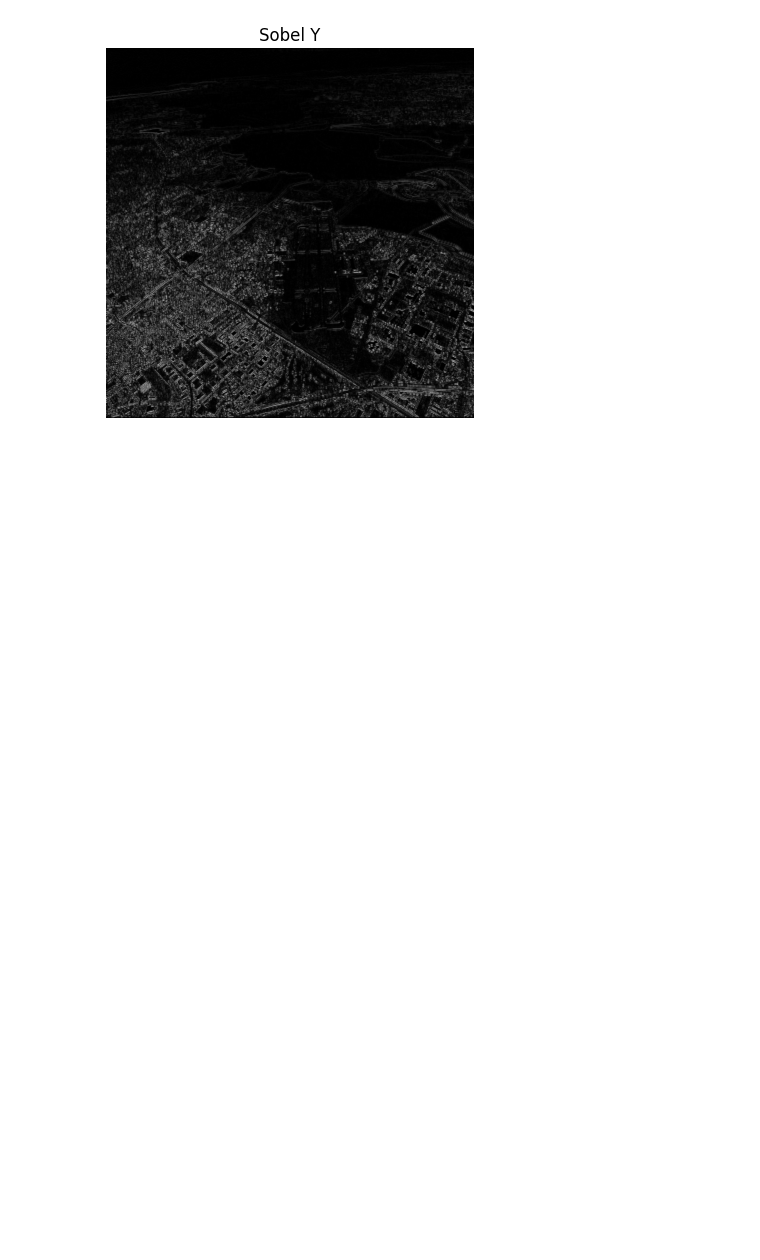
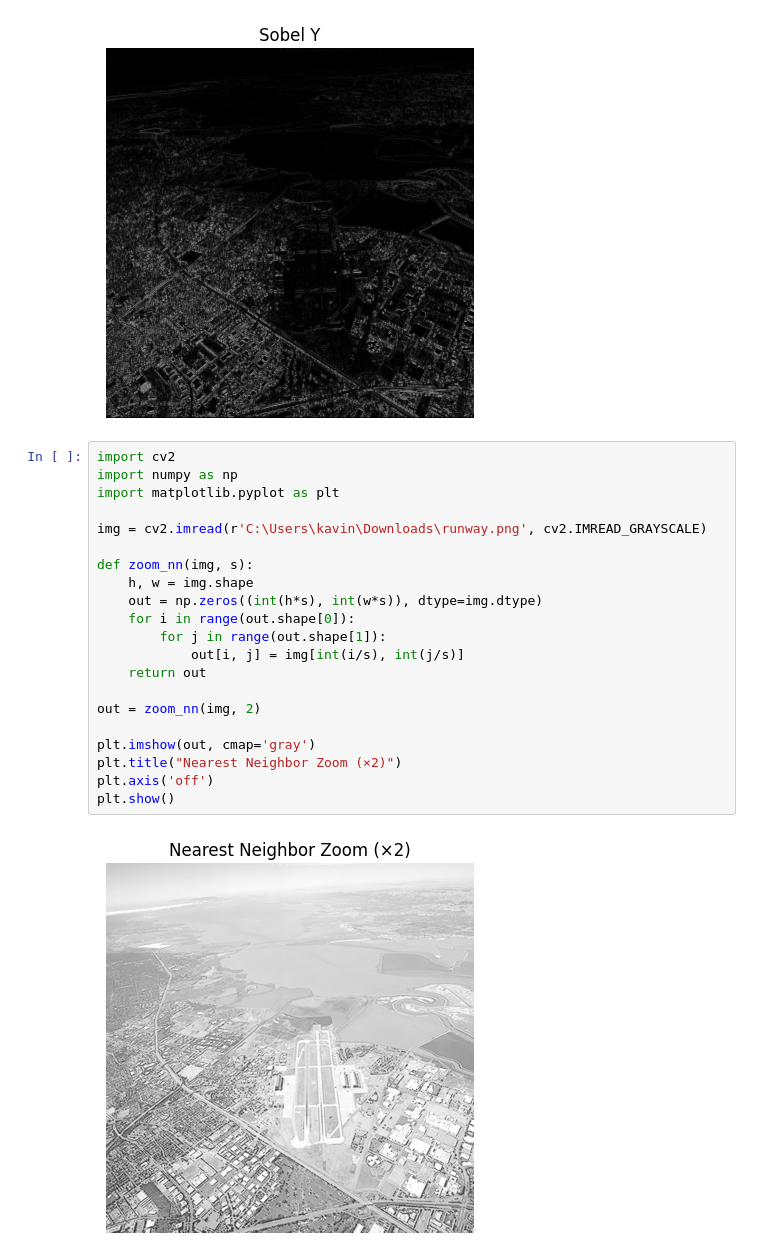
Before and after one commit to kavinduabekoon/GitHub, a Jupyter notebook: Untitled-1.ipynb, the cells around one changed output. Saved outputs shown, nothing was run; the diff lists cells and outputs as text; blank space fills up the shorter version.

```diff
--- a/Untitled-1.ipynb
+++ b/Untitled-1.ipynb
@@ -309,3 +309,26 @@ plt.show()
 # %% [output]
 [figure]
 [figure]
+# %%
+import cv2
+import numpy as np
+import matplotlib.pyplot as plt
+
+img = cv2.imread(r'C:\Users\kavin\Downloads\runway.png', cv2.IMREAD_GRAYSCALE)
+
+def zoom_nn(img, s):
+    h, w = img.shape
+    out = np.zeros((int(h*s), int(w*s)), dtype=img.dtype)
+    for i in range(out.shape[0]):
+        for j in range(out.shape[1]):
+            out[i, j] = img[int(i/s), int(j/s)]
+    return out
+
+out = zoom_nn(img, 2)
+
+plt.imshow(out, cmap='gray')
+plt.title("Nearest Neighbor Zoom (×2)")
+plt.axis('off')
+plt.show()
+# %% [output]
+[figure, added]
```
Also changed, not shown: parts of 1 cell of this notebook.
